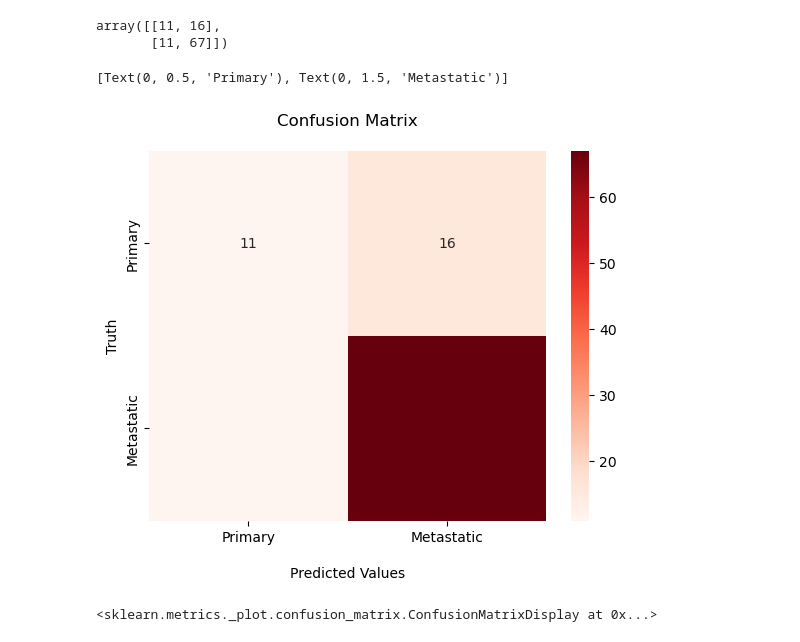
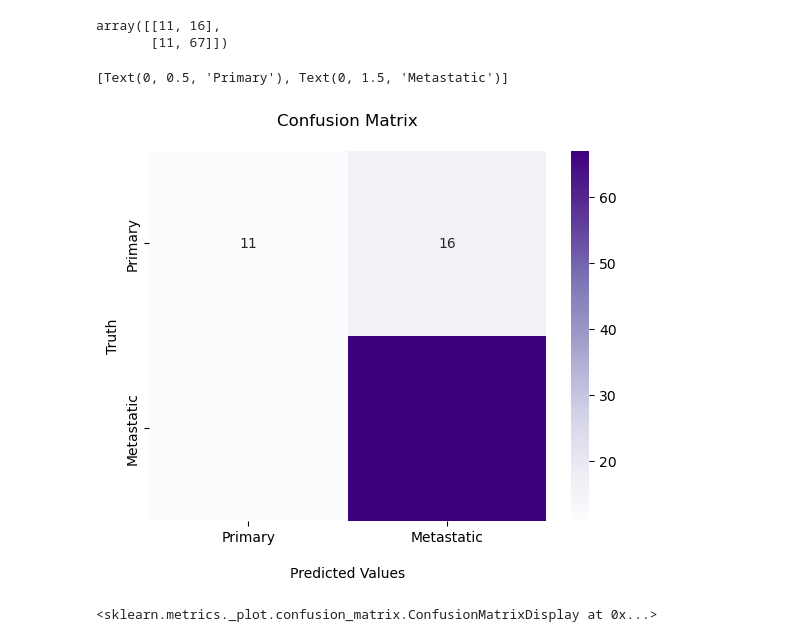
Before and after one commit to SciOmics/TCGA_Melanoma_RNASeq, a Jupyter notebook: code/11_Neural_Net.ipynb, the cells around one changed output. Cells and saved outputs as stored; diff of their text form; code cells hidden in the pictures.

```diff
--- a/code/11_Neural_Net.ipynb
+++ b/code/11_Neural_Net.ipynb
@@ -278,17 +276,17 @@ conf_maxtrix = confusion_matrix(y_true = y_test["metastatic"],
 array([[11, 16],
        [11, 67]])
 # %%
-ax = sns.heatmap(conf_maxtrix, annot = True, cmap = 'Reds')
+ax = sns.heatmap(conf_maxtrix, annot = True, cmap = 'Purples')
 
 ax.set_title('Confusion Matrix\n');
 ax.set_xlabel('\nPredicted Values')
 ax.set_ylabel('Truth');
 
 ax.xaxis.set_ticklabels(['Primary','Metastatic'])
 ax.yaxis.set_ticklabels(['Primary','Metastatic'])
 # %% [output]
 [Text(0, 0.5, 'Primary'), Text(0, 1.5, 'Metastatic')]
-[figure, old version]
+[figure, new version]
 # %%
 ConfusionMatrixDisplay.from_predictions(y_test["metastatic"],
                                         predictions["Prediction"],
```
Also changed, not shown: parts of 5 cells of this notebook.
